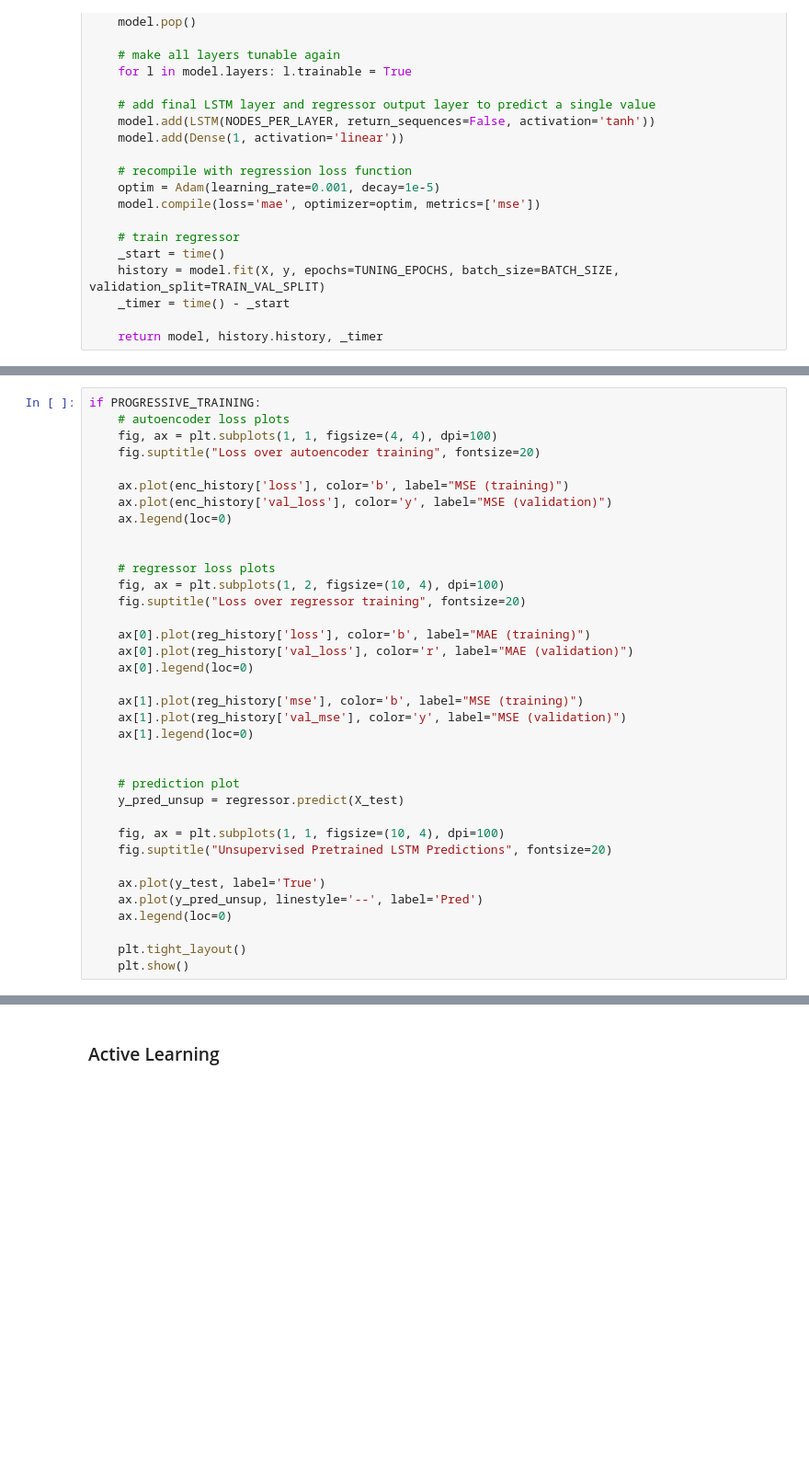
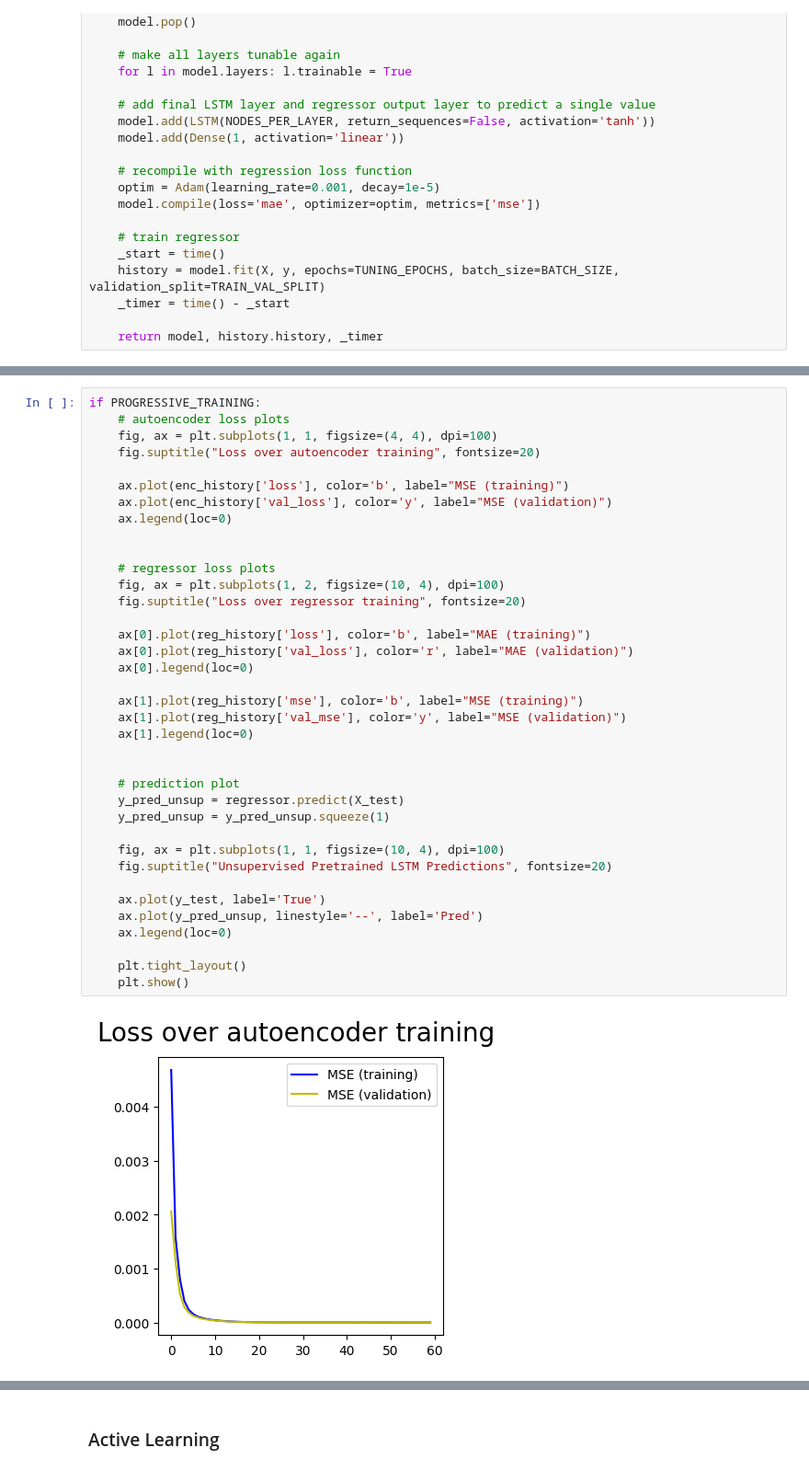
Before and after one commit to gittmp/sustainable-risk-modelling, a Jupyter notebook: Program/risk-forecasting.ipynb, the cells around one changed output, grey strips where cells are left out. Shown at 92% size. Saved outputs shown, nothing was run; the diff lists cells and outputs as text; blank space fills up the shorter version.

```diff
--- a/Program/risk-forecasting.ipynb
+++ b/Program/risk-forecasting.ipynb
@@ -432,30 +517,33 @@ if PROGRESSIVE_TRAINING:
     ax.plot(enc_history['loss'], color='b', label="MSE (training)")
     ax.plot(enc_history['val_loss'], color='y', label="MSE (validation)")
     ax.legend(loc=0)
 
 
     # regressor loss plots
     fig, ax = plt.subplots(1, 2, figsize=(10, 4), dpi=100)
     fig.suptitle("Loss over regressor training", fontsize=20)
 
     ax[0].plot(reg_history['loss'], color='b', label="MAE (training)")
     ax[0].plot(reg_history['val_loss'], color='r', label="MAE (validation)")
     ax[0].legend(loc=0)
 
     ax[1].plot(reg_history['mse'], color='b', label="MSE (training)")
     ax[1].plot(reg_history['val_mse'], color='y', label="MSE (validation)")
     ax[1].legend(loc=0)
 
 
     # prediction plot
     y_pred_unsup = regressor.predict(X_test)
+    y_pred_unsup = y_pred_unsup.squeeze(1)
 
     fig, ax = plt.subplots(1, 1, figsize=(10, 4), dpi=100)
     fig.suptitle("Unsupervised Pretrained LSTM Predictions", fontsize=20)
 
     ax.plot(y_test, label='True')
     ax.plot(y_pred_unsup, linestyle='--', label='Pred')
     ax.legend(loc=0)
 
     plt.tight_layout()
     plt.show()
+# %% [output]
+[figure, added]
```
Also changed, not shown: parts of 24 cells of this notebook, 2 other files.
